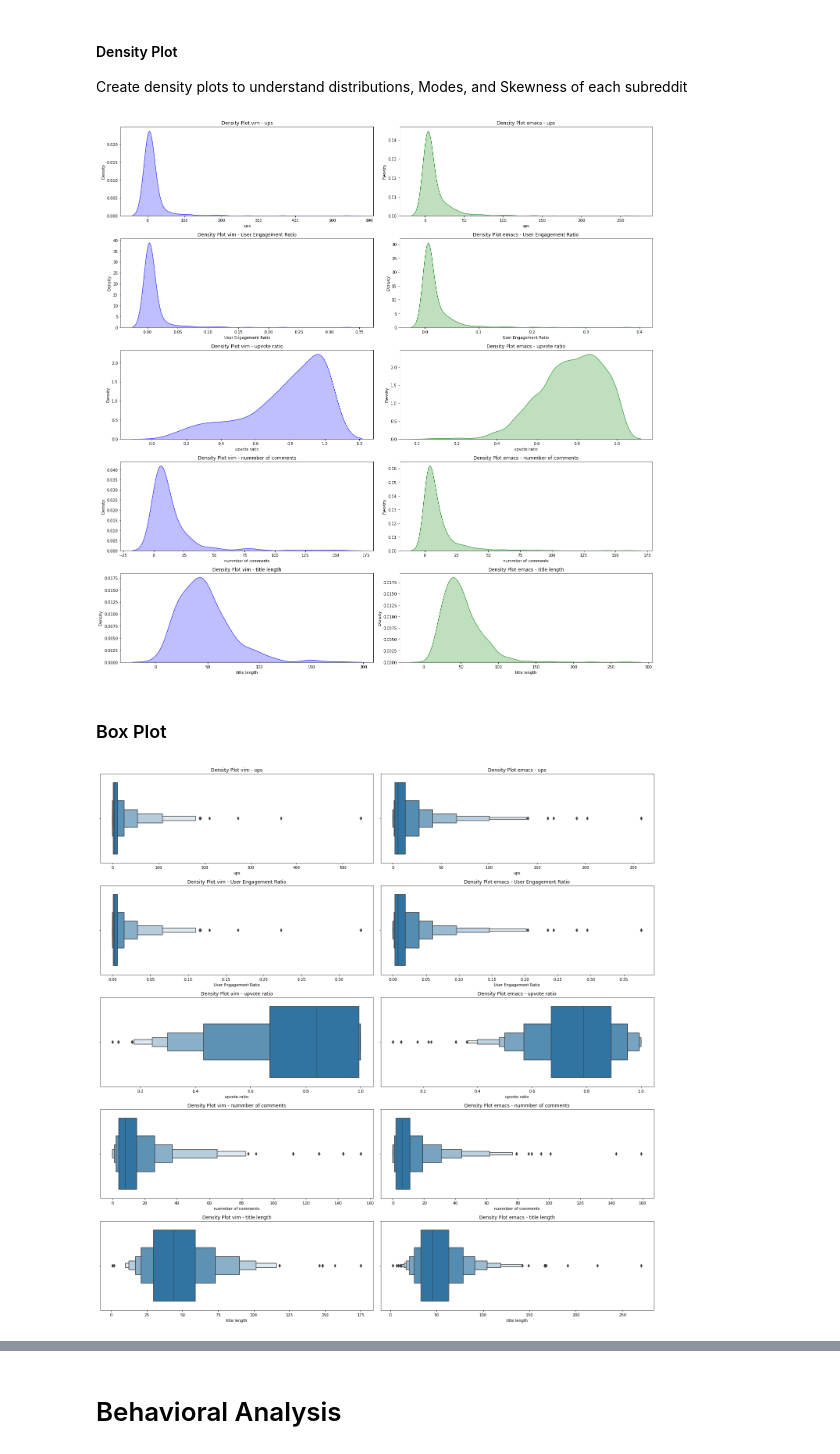
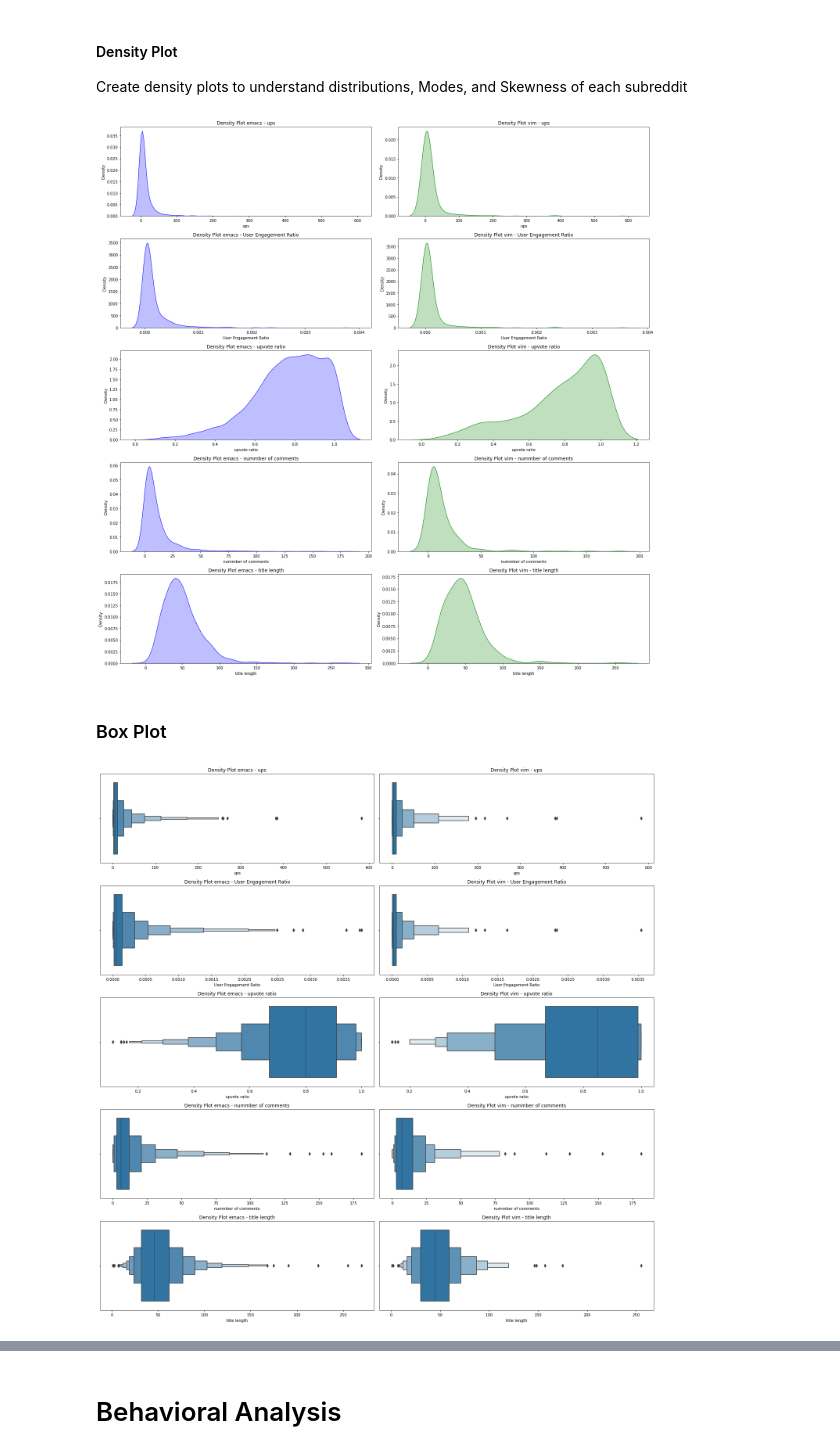
Before and after one commit to AmirH-Moosavi/Reddit-Scraper, a Jupyter notebook: Reddit_analyzer.ipynb, the cells around one changed output, grey strips where cells are left out. Cells and saved outputs as stored; diff of their text form; code cells hidden in the pictures.

```diff
--- a/Reddit_analyzer.ipynb
+++ b/Reddit_analyzer.ipynb
@@ -64 +70,5 @@ emacs
+# %%
+# Implement feature scaling on User Engagement Ratio
+subreddit_1['User Engagement Ratio'] = subreddit_1['User Engagement Ratio'] * (10**2)
+subreddit_2['User Engagement Ratio'] = subreddit_2['User Engagement Ratio'] * (10**2)
 # %% [markdown]
@@ -75,16 +83,16 @@ Create histogram for all 5 metrics in the vim subreddit
 # %%
-# Create histogram for all 5 metrics in the vim subreddit
+# Generate histogram for all 5 metrics in subreddits
 fig, ax = plt.subplots(nrows=5, ncols=2, figsize=(22, 22))
 col_num = 0
 row_num = 0
 
-for col in vim.columns[1:]:
-    ax[row_num, col_num].set(xlabel= col, ylabel="Number of posts")
+for col in columns:
+    ax[row_num, col_num].set(xlabel= f"{col} - {subreddits[0]}", ylabel="Number of posts")
     # display plot
-    ax[row_num, col_num].hist(vim[col], color = np.random.rand(3,))
+    ax[row_num, col_num].hist(subreddit_1[col], color = np.random.rand(3,))
 
-    ax[row_num, col_num + 1].set(xlabel= col, ylabel="Number of posts")
+    ax[row_num, col_num + 1].set(xlabel= f"{col} - {subreddits[1]}", ylabel="Number of posts")
     # display plot
-    ax[row_num, col_num + 1].hist(emacs[col], color = np.random.rand(3,))
+    ax[row_num, col_num + 1].hist(subreddit_2[col], color = np.random.rand(3,))
     row_num += 1
 # %% [output]
@@ -93,44 +101,44 @@ for col in vim.columns[1:]:
 #### Density Plot
 Create density plots to understand distributions, Modes, and Skewness of each subreddit
 # %%
-# Create histogram for all 5 metrics in the vim subreddit
+# Generate histogram for all 5 metrics in subreddits
 fig, ax = plt.subplots(nrows=5, ncols=2, figsize=(20, 20))
 col_num = 0
 row_num = 0
 ax = ax.flatten()
 
-for col in vim.columns[1:]:
-    sns.kdeplot(vim[col], ax=ax[col_num*2], color='blue', shade=True)
-    ax[col_num*2].set_title('Density Plot vim - ' + col)
+for col in columns:
+    sns.kdeplot(subreddit_1[col], ax=ax[col_num*2], color='blue', shade=True)
+    ax[col_num*2].set_title(f'Density Plot {subreddits[0]} - ' + col)
 
-    sns.kdeplot(emacs[col], ax=ax[col_num  * 2 + 1], color='green', shade=True)
-    ax[col_num  * 2 + 1].set_title('Density Plot emacs - ' + col)
+    sns.kdeplot(subreddit_2[col], ax=ax[col_num  * 2 + 1], color='green', shade=True)
+    ax[col_num  * 2 + 1].set_title(f'Density Plot {subreddits[1]} - ' + col)
     col_num += 1
 
 # Adjust layout and display the plot
 plt.tight_layout()
 plt.show()
 # %% [output]
-[figure, old version]
+[figure, new version]
 # %% [markdown]
 ### Box Plot
 # %%
 # Create histogram for all 5 metrics in the vim subreddit
 fig, ax = plt.subplots(nrows=5, ncols=2, figsize=(20, 20))
 col_num = 0
 row_num = 0
 ax = ax.flatten()
 
-for col in vim.columns[1:]:
-    sns.boxenplot(x = vim[col], ax=ax[col_num*2])
-    ax[col_num*2].set_title('Density Plot vim - ' + col)
+for col in columns:
+    sns.boxenplot(x = subreddit_1[col], ax=ax[col_num*2])
+    ax[col_num*2].set_title(f'Density Plot {subreddits[0]} - ' + col)
 
-    sns.boxenplot(x = emacs[col], ax=ax[col_num  * 2 + 1])
-    ax[col_num  * 2 + 1].set_title('Density Plot emacs - ' + col)
+    sns.boxenplot(x = subreddit_2[col], ax=ax[col_num  * 2 + 1])
+    ax[col_num  * 2 + 1].set_title(f'Density Plot {subreddits[1]} - ' + col)
     col_num += 1
 
 # Adjust layout and display the plot
 plt.tight_layout()
 plt.show()
 # %% [output]
-[figure, old version]
+[figure, new version]
```
Also changed, not shown: parts of 21 cells of this notebook.
